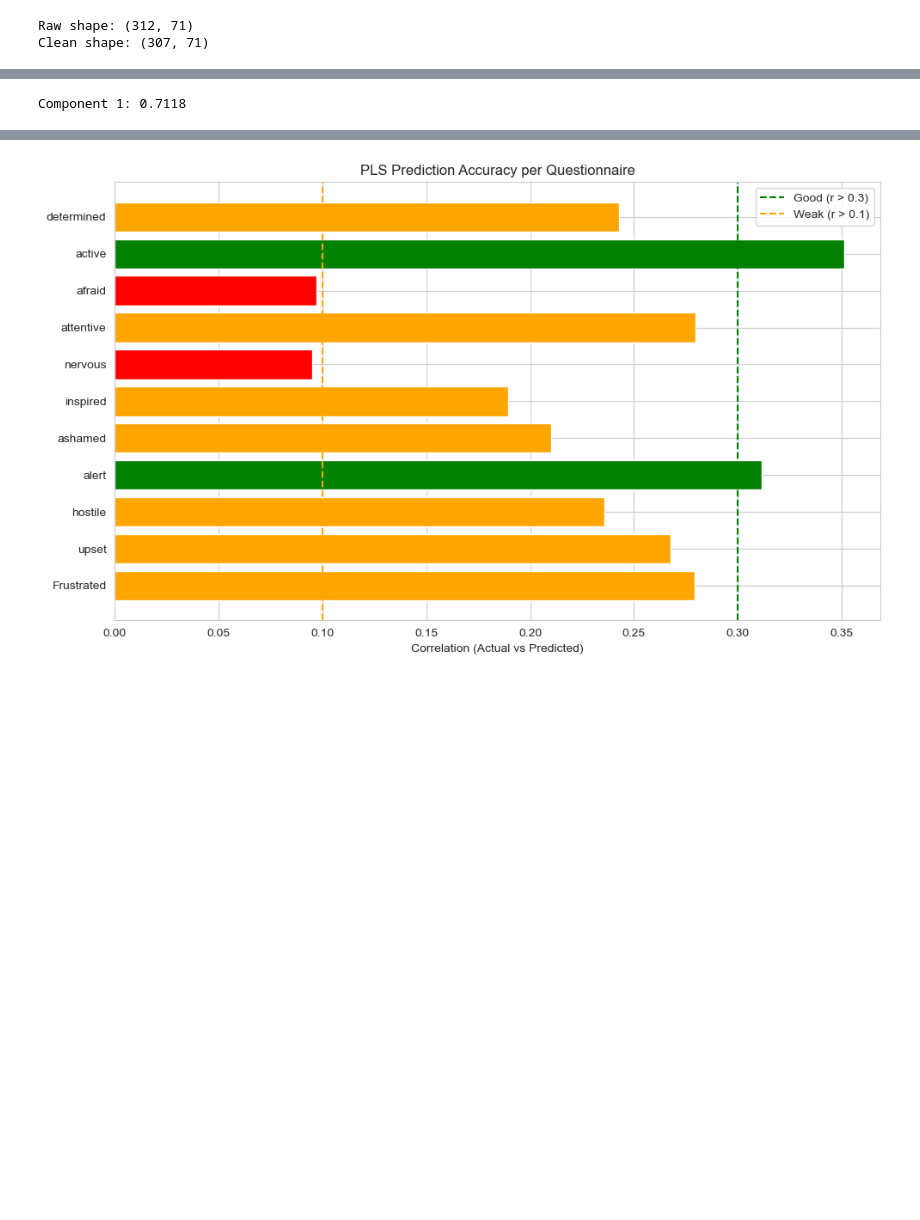
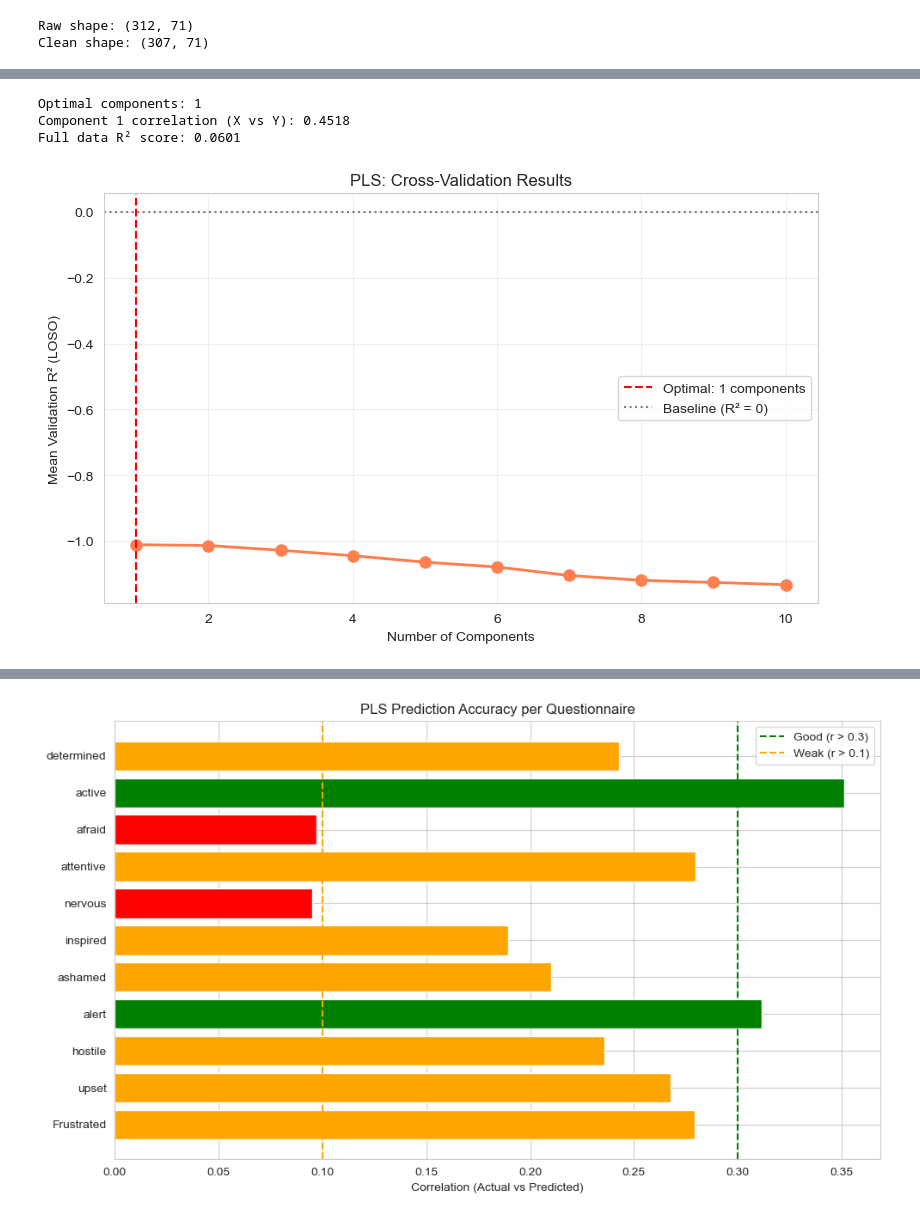
Before and after one commit to InfiniteLobster/CDA-case2, a Jupyter notebook: src/case2_corrected.ipynb, the cells around one changed output, grey strips where cells are left out. Saved outputs shown, nothing was run; the diff lists cells and outputs as text; code cells hidden in the pictures; blank space fills up the shorter version.

```diff
--- a/src/case2_corrected.ipynb
+++ b/src/case2_corrected.ipynb
@@ -21,9 +22,20 @@ print(f"Clean shape: {df_clean.shape}")
 Raw shape: (312, 71)
 Clean shape: (307, 71)
 # %%
-# Features
+# # Biosignal columns (HR, EDA, TEMP)
 biosignal_cols = [c for c in df_clean.columns if c.startswith(('HR_TD_', 'TEMP_TD_', 'EDA_TD_'))]
-meta_cols = ['Phase', 'Individual', 'Cohort', 'Round', 'Puzzler', 'Team_ID']
+
+# Questionnaire columns
+questionnaire_cols = ['Frustrated', 'upset', 'hostile', 'alert', 'ashamed',
+                      'inspired', 'nervous', 'attentive', 'afraid', 'active', 'determined']
+
+# Metadata for grouping
+meta_cols = ['Phase', 'Individual']
 
 X_raw = df_clean[biosignal_cols].astype(float).copy()
 meta = df_clean[meta_cols].copy()
+Y_quest = df_clean[questionnaire_cols].copy()
+
+print(f"Biosignal columns: {len(biosignal_cols)}")
+print(f"Questionnaire columns: {len(questionnaire_cols)}")
+print(f"Samples: {X_raw.shape[0]}")
@@ -46,0 +62,8 @@ individual_ids = meta['Individual'].values
+# %%
+X_biosignals = X_scaled[biosignal_cols].values
+Y_quest = Y_quest.values
+individual_ids = meta['Individual'].values
+phase_labels = meta['Phase'].values
+
+print(f"X (biosignals) shape: {X_biosignals.shape}")
+print(f"Y (questionnaires) shape: {Y_quest.shape}")
@@ -107,13 +121,40 @@ X_hr_c, X_eda_temp_c = cca.transform(X_hr, X_eda_temp)
-# %%
-# Canonical correlations
-def get_canonical_correlations(cca_model, X, Y):
-    X_c, Y_c = cca_model.transform(X, Y)
-    return [np.corrcoef(X_c[:, i], Y_c[:, i])[0, 1] for i in range(X_c.shape[1])]
-
-canonical_corrs = get_canonical_correlations(cca, X_hr, X_eda_temp)
-
-for i, corr in enumerate(canonical_corrs[:5]):
-    print(f"Component {i+1}: {corr:.4f}")
-# %% [output]
-Component 1: 0.7118
+# %%
+pls_model = PLSRegression(n_components=optimal_n_pls)
+pls_model.fit(X_biosignals, Y_quest)
+
+# Get scores and predictions
+X_scores, Y_scores = pls_model.transform(X_biosignals, Y_quest)
+y_pred = pls_model.predict(X_biosignals)
+
+# Calculate correlations between X and Y scores
+correlations_pls = [np.corrcoef(X_scores[:, i], Y_scores[:, i])[0, 1]
+                    for i in range(X_scores.shape[1])]
+
+# R² on full data
+r2_full = pls_model.score(X_biosignals, Y_quest)
+
+print(f"Optimal components: {optimal_n_pls}")
+print(f"Component 1 correlation (X vs Y): {correlations_pls[0]:.4f}")
+if optimal_n_pls >= 2:
+    print(f"Component 2 correlation (X vs Y): {correlations_pls[1]:.4f}")
+print(f"Full data R² score: {r2_full:.4f}")
+# %% [output]
+Optimal components: 1
+Component 1 correlation (X vs Y): 0.4518
+Full data R² score: 0.0601
+# %%
+# Cross validation visualization
+plt.figure(figsize=(8, 5))
+plt.plot(range(1, len(pls_cv_scores) + 1), pls_cv_scores, 'o-', color='coral', linewidth=2, markersize=8)
+plt.axvline(x=optimal_n_pls, color='red', linestyle='--', label=f'Optimal: {optimal_n_pls} components')
+plt.axhline(y=0, color='gray', linestyle=':', label='Baseline (R² = 0)')
+plt.xlabel('Number of Components')
+plt.ylabel('Mean Validation R² (LOSO)')
+plt.title('PLS: Cross-Validation Results')
+plt.legend()
+plt.grid(True, alpha=0.3)
+plt.tight_layout()
+plt.show()
+# %% [output]
+[figure, added]
 # %%
```
Also changed, not shown: parts of 20 cells of this notebook.
